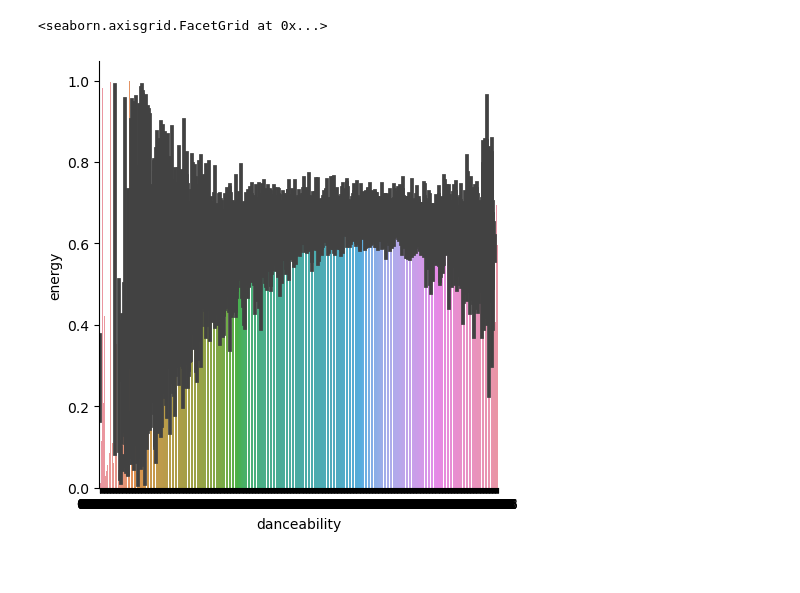
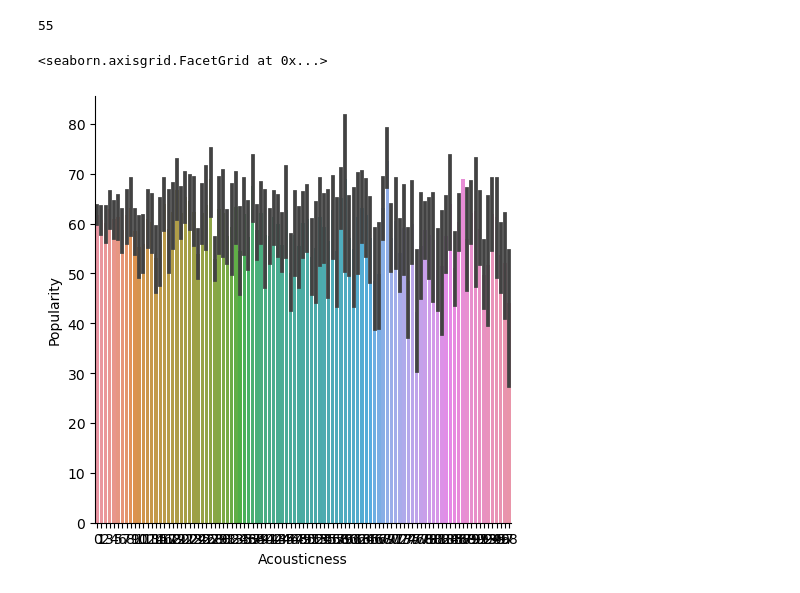
Before and after one commit to HuseyinEmreAksoy/SpotifySongPrediction, a Jupyter notebook: Spotify.ipynb, the cells around one changed output. Saved outputs shown, nothing was run; the diff lists cells and outputs as text; code cells hidden in the pictures.

```diff
--- a/Spotify.ipynb
+++ b/Spotify.ipynb
@@ -256,0 +142,5 @@ corr.style.background_gradient(cmap='coolwarm')
+# %%
+df.rename(columns = {'Top Genre':'Genre'}, inplace = True)
+# %%
+df['Genre'] = genre_m1
+df
@@ -257,5 +161,21 @@ corr.style.background_gradient(cmap='coolwarm')
+# %%
+unique = genre_m1.unique()
+to_remove = []
+
+# genres that have a single instance only will be placed within the to_remove array
+for genre in unique:
+    if genre_m1.value_counts()[genre] < 20: # 10 was arbitrarily chosen
+        to_remove += [genre]
+len(to_remove)
+# %% [output]
+55
+# %%
+df.set_index(["Genre"],drop = False, inplace = True)
+for name in to_remove:
+    type(name)
+    df.drop(index = str(name), inplace = True)
 # %%
-sns.catplot(data=df,x = 'danceability', y='energy', kind="bar")
+sns.catplot(data=df,x = 'Acousticness', y='Popularity', kind="bar")
 # %% [output]
 <seaborn.axisgrid.FacetGrid at 0x...>
-[figure, old version]
+[figure, new version]
```
Also changed, not shown: parts of 54 cells of this notebook, 2 other files.
